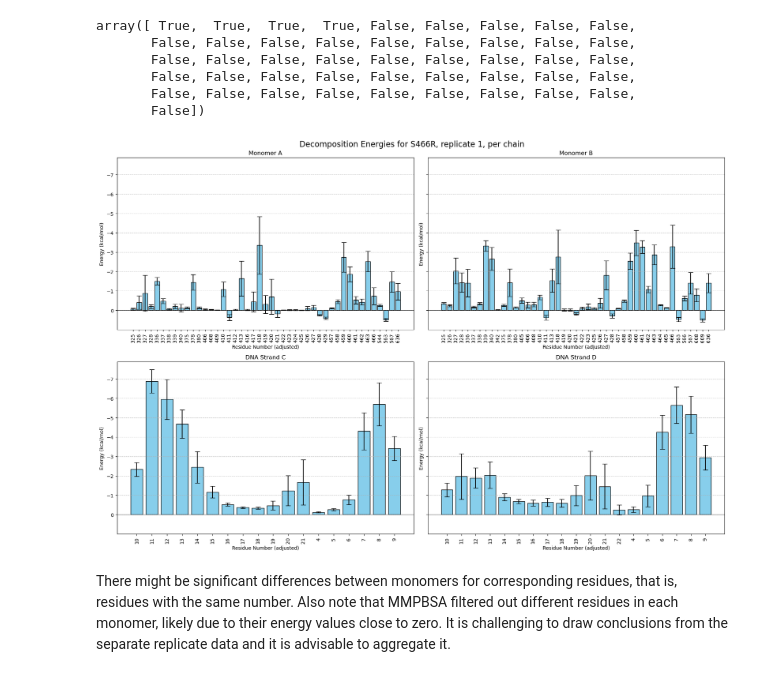
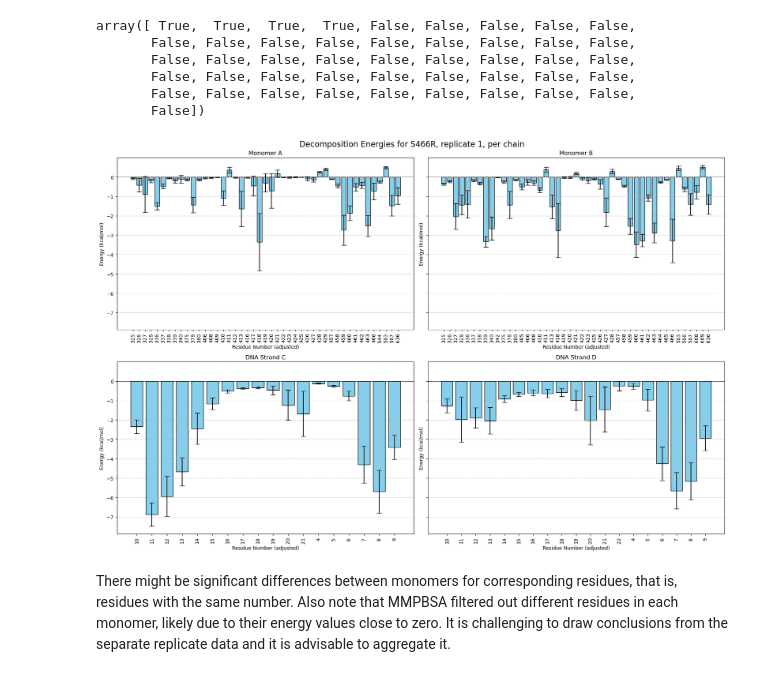
Before and after one commit to lacilab/IMDIA, a Jupyter notebook: scripts/notebooks/WT_S466R_reps12_gbsa_analysis .ipynb, the cells around one changed output. Drawn from its saved outputs; the diff is of its cells as text; code cells hidden in the pictures.

```diff
--- a/scripts/notebooks/WT_S466R_reps12_gbsa_analysis .ipynb
+++ b/scripts/notebooks/WT_S466R_reps12_gbsa_analysis .ipynb
@@ -507,35 +507,35 @@ all_data = [
     df_chainB['TOTAL_mean'].values,
     df_chainC['TOTAL_mean'].values,
     df_chainD['TOTAL_mean'].values,
 ]
 global_min = min([np.nanmin(data) for data in all_data])
 global_max = max([np.nanmax(data) for data in all_data])
 
 fig, axes = plt.subplots(2, 2, figsize=(18, 12), sharey=True)
 ax1, ax2, ax3, ax4 = axes.flatten()
 
 plots = [
     (df_chainA, ax1, 'Monomer A'),
     (df_chainB, ax2, 'Monomer B'),
     (df_chainC, ax3, 'DNA Strand C'),
     (df_chainD, ax4, 'DNA Strand D'),
 ]
 
 for df, ax, title in plots:
     ax.bar(df['resid_adj'], df['TOTAL_mean'], yerr=df['TOTAL_std'], capsize=5, color='skyblue', edgecolor='black')
     ax.set_title(title)
     ax.set_ylabel('Energy (kcal/mol)')
     ax.set_xlabel('Residue Number (adjusted)')
     ax.tick_params(axis='x', rotation=90, labelbottom=True)
     ax.grid(True, axis='y', linestyle='--', alpha=0.7)
     ax.axhline(0, color='black', linewidth=0.5)
 
 plt.suptitle('Decomposition Energies for S466R, replicate 1, per chain', fontsize=16)
-plt.gca().invert_yaxis()
+
 plt.tight_layout()
 plt.show()
 # %% [output]
-[figure, old version]
+[figure, new version]
 # %% [markdown]
 There might be significant differences between monomers for corresponding residues, that is, residues with the same number. Also note that MMPBSA filtered out different residues in each monomer, likely due to their energy values close to zero.
 It is challenging to draw conclusions from the separate replicate data and it is advisable to aggregate it.
```
Also changed, not shown: parts of 9 cells of this notebook, 28 other files.
